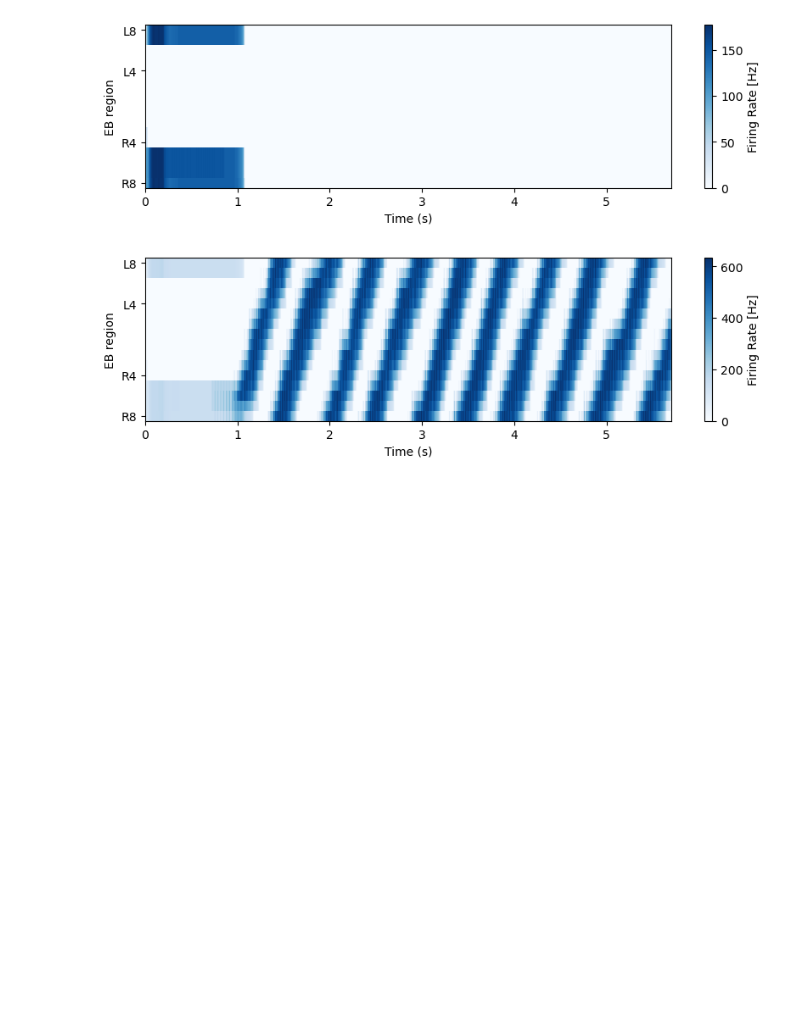
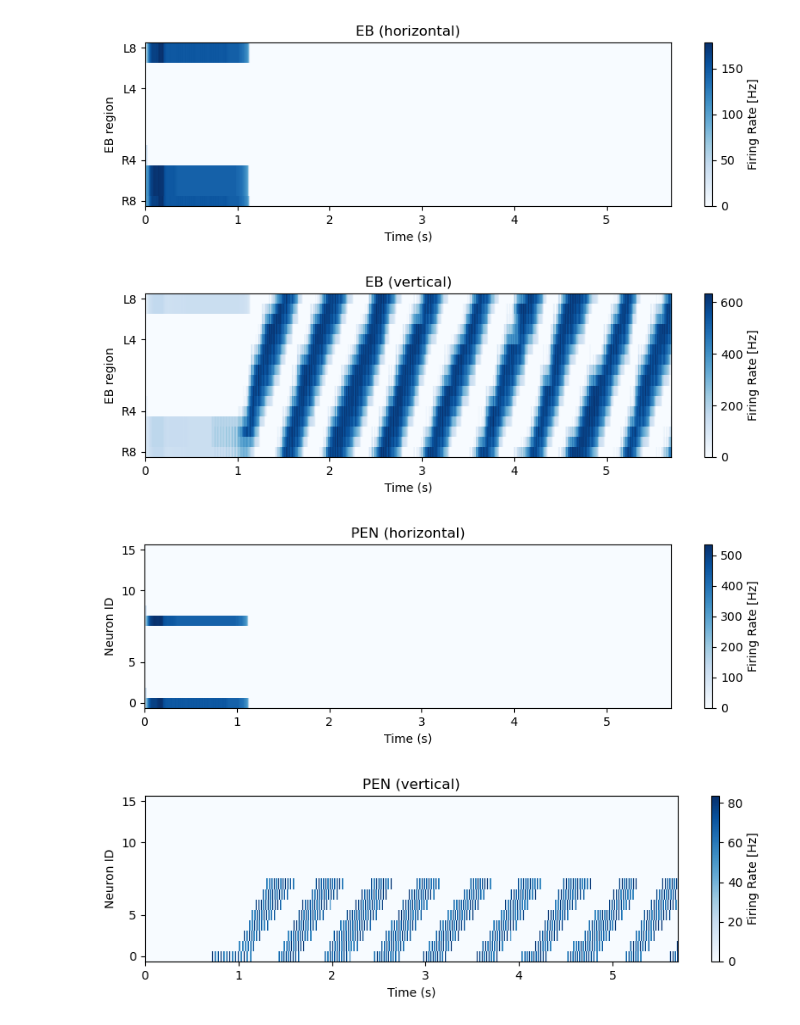
Before and after one commit to pan825/RE16, a Jupyter notebook: 2D/test.ipynb, the cells around one changed output. Saved outputs shown, nothing was run; the diff lists cells and outputs as text; code cells hidden in the pictures; blank space fills up the shorter version.

```diff
--- a/2D/test.ipynb
+++ b/2D/test.ipynb
@@ -112,9 +112,9 @@ def load(file_path='simulation_results.dat'):
     fr_with_zeros[:, :8] = fr[:, :8]
     fr_with_zeros[:, 10:] = fr[:, 8:]
 
-    return t, fr.T
+    return t, fr
 # %%
-t, fr, fr_v = RE16.simulator(w_EE = 0.719, # EB <-> EB
+t, fr, fr_v, fr_pen, fr_pen_v, fr_r = RE16.simulator(w_EE = 0.719, # EB <-> EB
                             w_EI = 0.143, # R -> EB 0.143
                             w_IE = 0.740, # EB -> R 0.740
                             w_II = 0.01, # R <-> R
@@ -152,9 +152,14 @@ save(t, fr_v, 'v.dat')
 # %%
 t, fr = load('h.dat')
-plot_original(t, fr.T)
+plot_original(t, fr, title='EB (horizontal)')
 
 t, fr_v = load('v.dat')
-plot_original(t, fr_v.T)
+plot_original(t, fr_v, title='EB (vertical)')
+
+plot_original(t, fr_pen, eip2eb = False, region=None, title='PEN (horizontal)')
+plot_original(t, fr_pen_v, eip2eb = False, region=None, title='PEN (vertical)')
 # %% [output]
-[figure, old version]
+[figure, new version]
-[figure, old version]
+[figure, new version]
+[figure, added]
+[figure, added]
```
Also changed, not shown: parts of 3 cells of this notebook, 5 other files.
